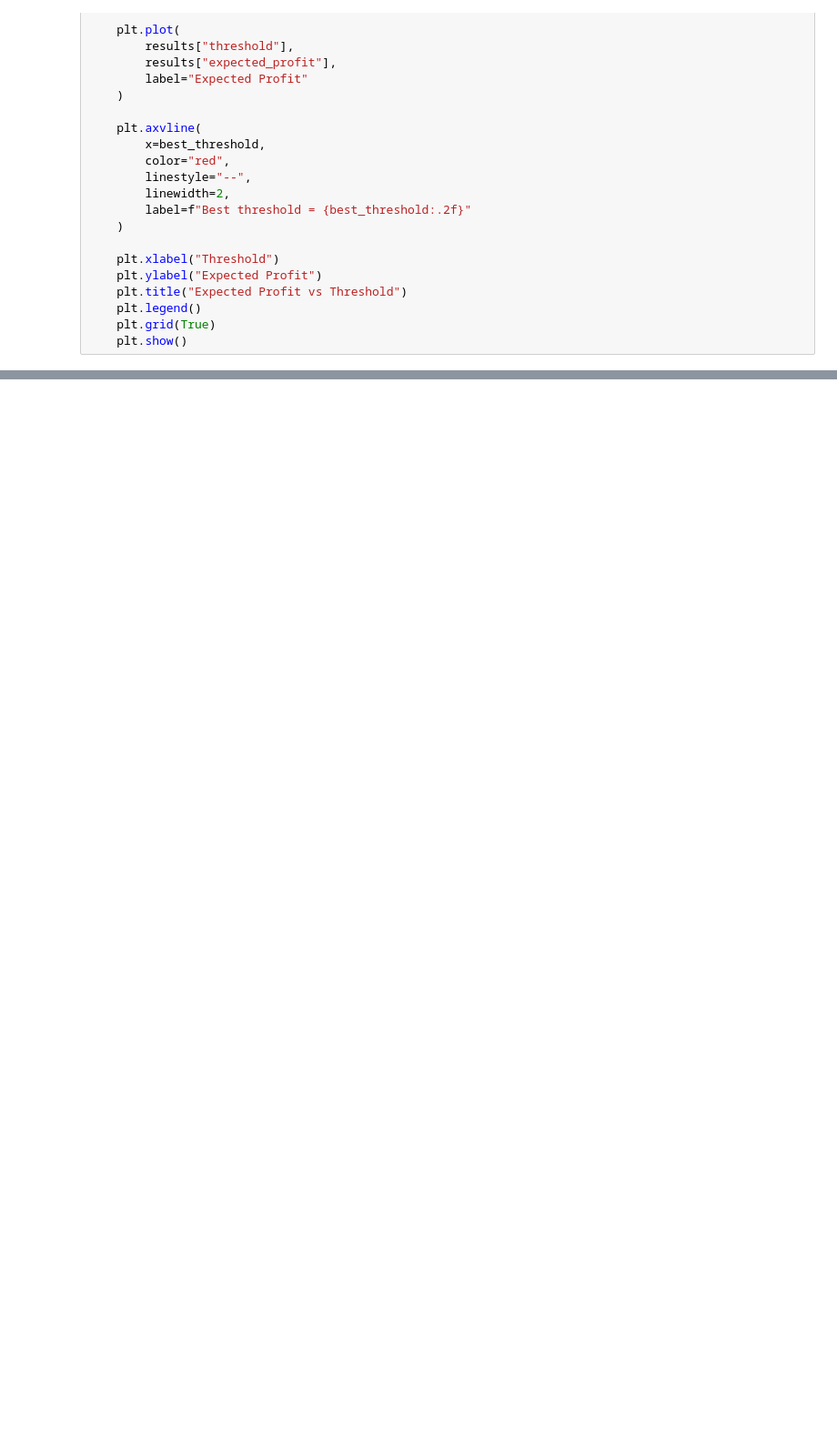
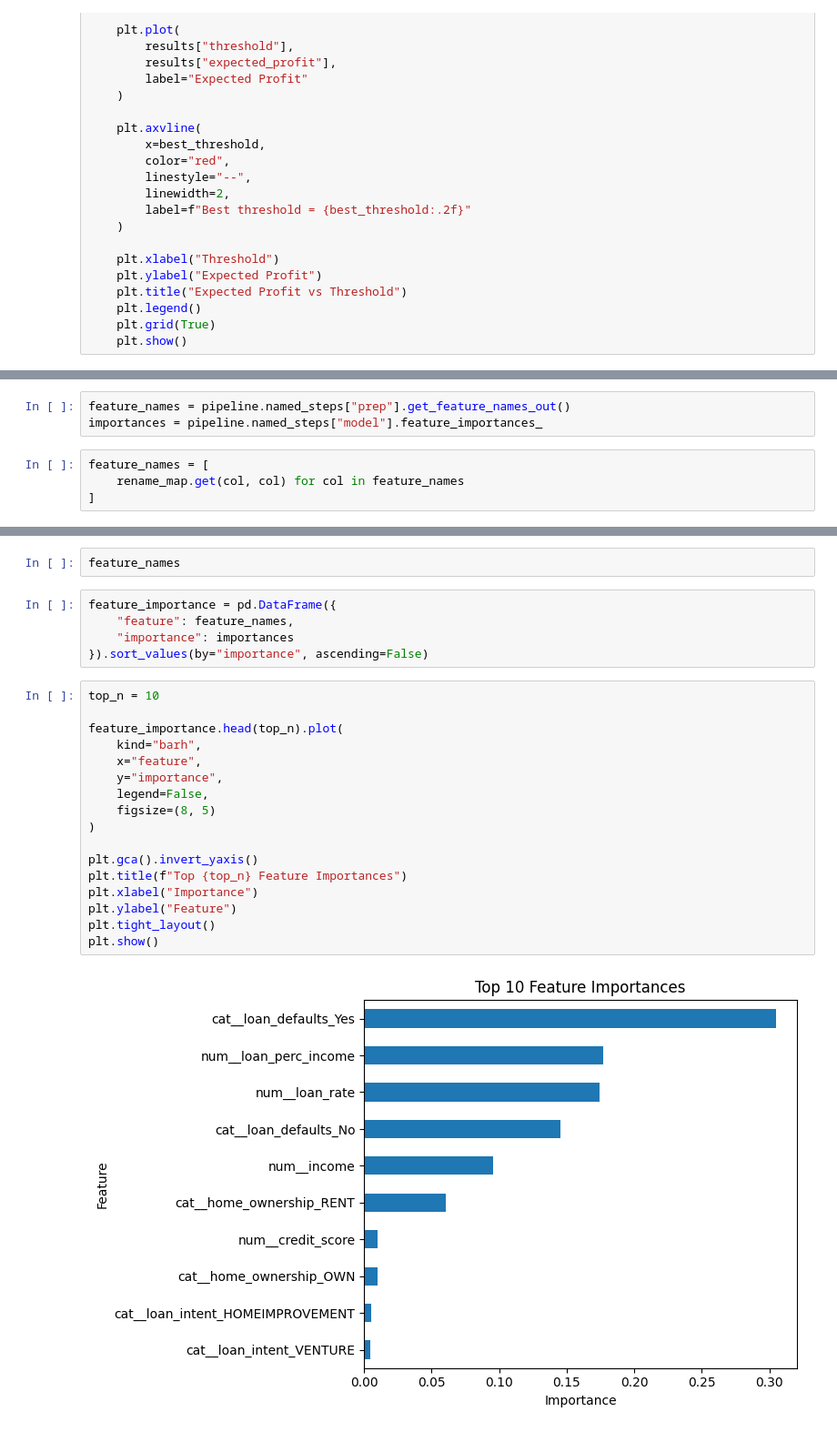
Before and after one commit to jemerson24/credit_risk_model, a Jupyter notebook: credit_risk_model.ipynb, the cells around one changed output, grey strips where cells are left out. Shown at 91% size. Drawn from its saved outputs; the diff is of its cells as text; blank space fills up the shorter version.

```diff
--- a/credit_risk_model.ipynb
+++ b/credit_risk_model.ipynb
@@ -306,0 +326,7 @@ plot_expected_profit(results, best_threshold)
+# %%
+feature_names = pipeline.named_steps["prep"].get_feature_names_out()
+importances = pipeline.named_steps["model"].feature_importances_
+# %%
+feature_names = [
+    rename_map.get(col, col) for col in feature_names
+]
@@ -306,0 +347,26 @@ plot_expected_profit(results, best_threshold)
+# %%
+feature_names
+# %%
+feature_importance = pd.DataFrame({
+    "feature": feature_names,
+    "importance": importances
+}).sort_values(by="importance", ascending=False)
+# %%
+top_n = 10
+
+feature_importance.head(top_n).plot(
+    kind="barh",
+    x="feature",
+    y="importance",
+    legend=False,
+    figsize=(8, 5)
+)
+
+plt.gca().invert_yaxis()
+plt.title(f"Top {top_n} Feature Importances")
+plt.xlabel("Importance")
+plt.ylabel("Feature")
+plt.tight_layout()
+plt.show()
+# %% [output]
+[figure, added]
```
Also changed, not shown: parts of 28 cells of this notebook.
